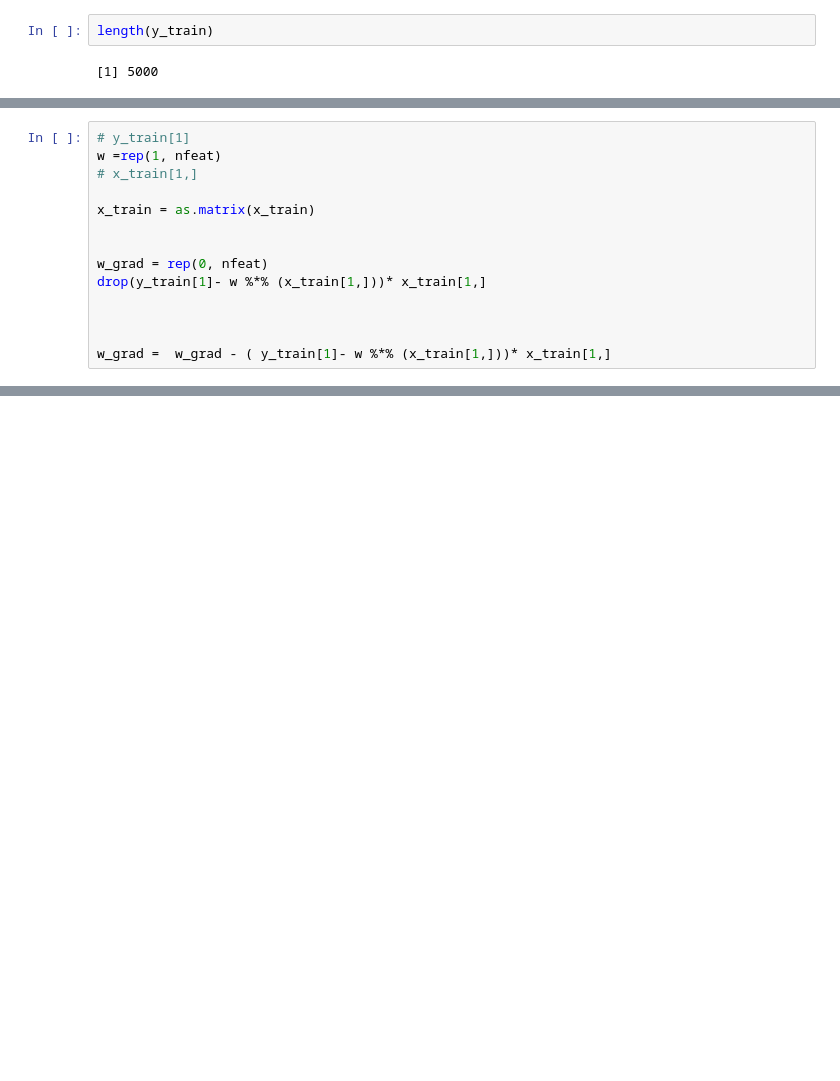
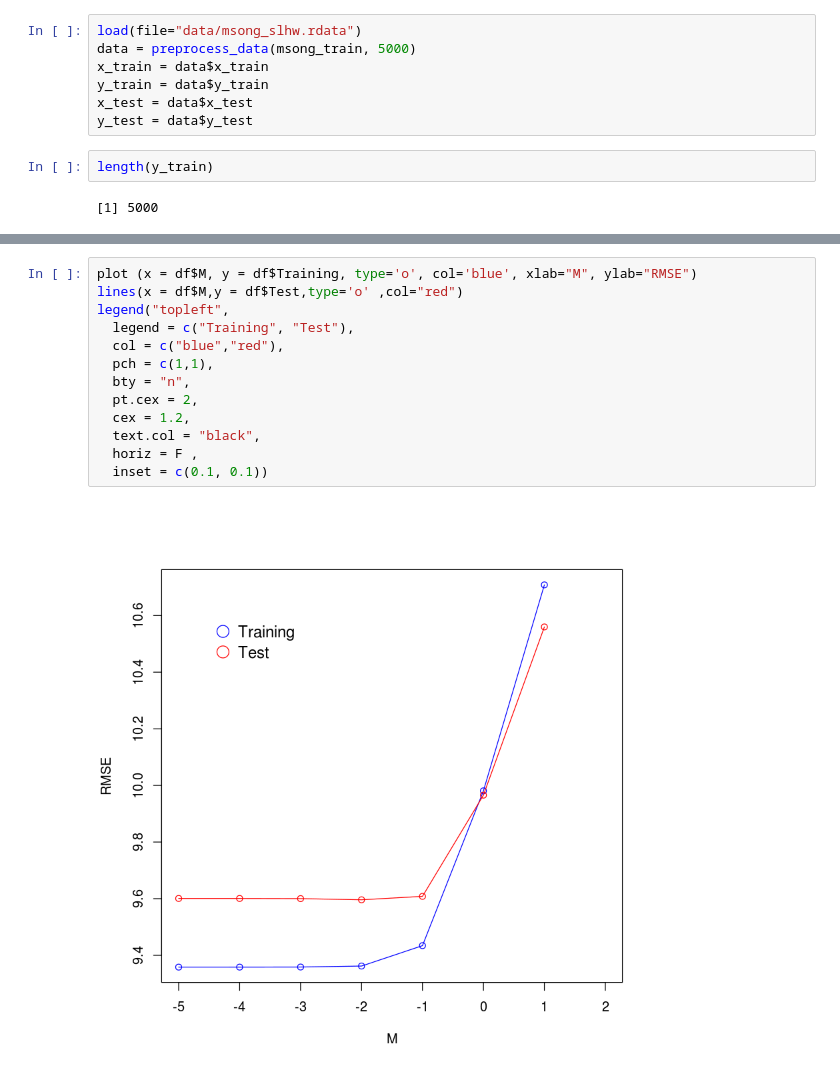
Before and after one commit to CryoliteZ/Statistical-Learning-R, a Jupyter notebook: HW3/hw3.ipynb, the cells around one changed output, grey strips where cells are left out. Saved outputs shown, nothing was run; the diff lists cells and outputs as text; blank space fills up the shorter version.

```diff
--- a/HW3/hw3.ipynb
+++ b/HW3/hw3.ipynb
@@ -253,3 +254,10 @@ y_test = y_test - org_year_mean
+# %%
+load(file="data/msong_slhw.rdata")
+data = preprocess_data(msong_train, 5000)
+x_train = data$x_train
+y_train = data$y_train
+x_test = data$x_test
+y_test = data$y_test
 # %%
 length(y_train)
 # %% [output]
@@ -302,14 +264,0 @@ mean(y_test)
-# %%
-# y_train[1]
-w =rep(1, nfeat)
-# x_train[1,]
-
-x_train = as.matrix(x_train)
-
-
-w_grad = rep(0, nfeat)
-drop(y_train[1]- w %*% (x_train[1,]))* x_train[1,]
-
-
-
-w_grad =  w_grad - ( y_train[1]- w %*% (x_train[1,]))* x_train[1,]
@@ -337,0 +328,15 @@ Warning message in (y_train[1] - w %*% (x_train[1, ])) * x_train[1, ]:
+# %%
+plot (x = df$M, y = df$Training, type='o', col='blue', xlab="M", ylab="RMSE")
+lines(x = df$M,y = df$Test,type='o' ,col="red")
+legend("topleft",
+  legend = c("Training", "Test"),
+  col = c("blue","red"),
+  pch = c(1,1),
+  bty = "n",
+  pt.cex = 2,
+  cex = 1.2,
+  text.col = "black",
+  horiz = F ,
+  inset = c(0.1, 0.1))
+# %% [output]
+[figure, added]
```
Also changed, not shown: parts of 9 cells of this notebook, 4 other files.
